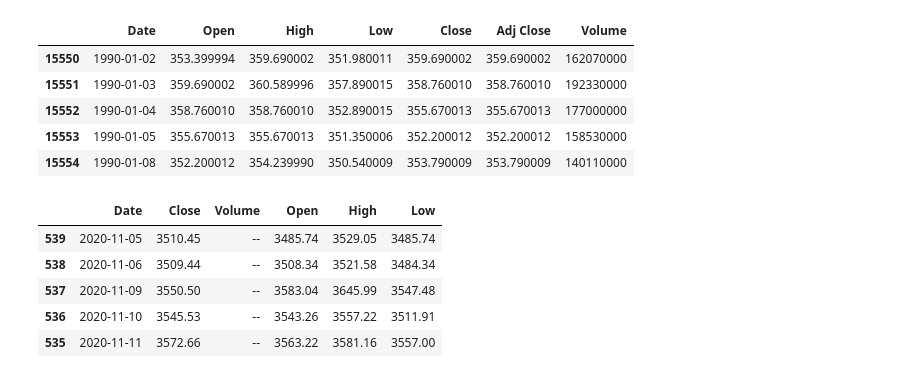
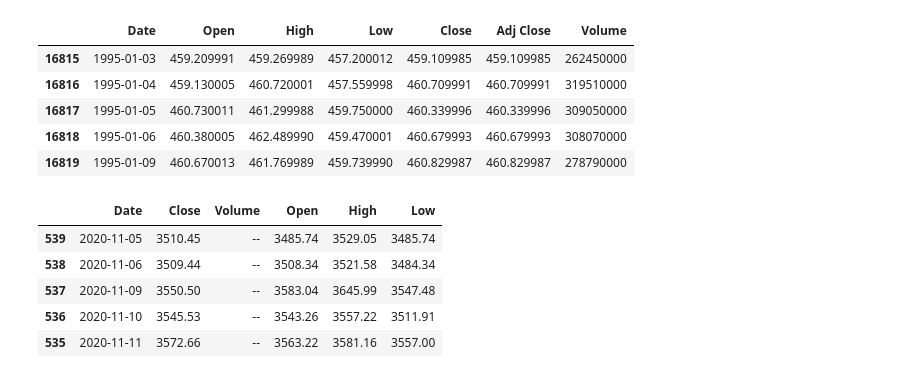
Before and after one commit to hpink97/ML_notebooks, a Jupyter notebook: SP500_LSTM.ipynb, the cells around one changed output. Drawn from its saved outputs; the diff is of its cells as text; code cells hidden in the pictures.

```diff
--- a/SP500_LSTM.ipynb
+++ b/SP500_LSTM.ipynb
@@ -19,16 +28,16 @@ import xgboost as xgb
 # %%
 data1 = pd.read_csv('https://raw.githubusercontent.com/hpink97/tensorflow_keras_practice/main/sp500_1927_2020.csv')
 data1.Date = pd.to_datetime(data1.Date)
-data1 = data1[data1.Date >='1990-01-01']
+data1 = data1[data1.Date >='1995-01-01']
 
 data1.head()
 # %% [output]
 |  | Date | Open | High | Low | Close | Adj Close | Volume |
-| 15550 | 1990-01-02 | 353.399994 | 359.690002 | 351.980011 | 359.690002 | 359.690002 | 162070000 |
-| 15551 | 1990-01-03 | 359.690002 | 360.589996 | 357.890015 | 358.760010 | 358.760010 | 192330000 |
-| 15552 | 1990-01-04 | 358.760010 | 358.760010 | 352.890015 | 355.670013 | 355.670013 | 177000000 |
-| 15553 | 1990-01-05 | 355.670013 | 355.670013 | 351.350006 | 352.200012 | 352.200012 | 158530000 |
-| 15554 | 1990-01-08 | 352.200012 | 354.239990 | 350.540009 | 353.790009 | 353.790009 | 140110000 |
+| 16815 | 1995-01-03 | 459.209991 | 459.269989 | 457.200012 | 459.109985 | 459.109985 | 262450000 |
+| 16816 | 1995-01-04 | 459.130005 | 460.720001 | 457.559998 | 460.709991 | 460.709991 | 319510000 |
+| 16817 | 1995-01-05 | 460.730011 | 461.299988 | 459.750000 | 460.339996 | 460.339996 | 309050000 |
+| 16818 | 1995-01-06 | 460.380005 | 462.489990 | 459.470001 | 460.679993 | 460.679993 | 308070000 |
+| 16819 | 1995-01-09 | 460.670013 | 461.769989 | 459.739990 | 460.829987 | 460.829987 | 278790000 |
 # %%
 data2 = pd.read_csv('https://raw.githubusercontent.com/hpink97/tensorflow_keras_practice/main/sp500_2012_2022.csv')
 data2.Date = pd.to_datetime(data2.Date)
```
Also changed, not shown: parts of 16 cells of this notebook.
